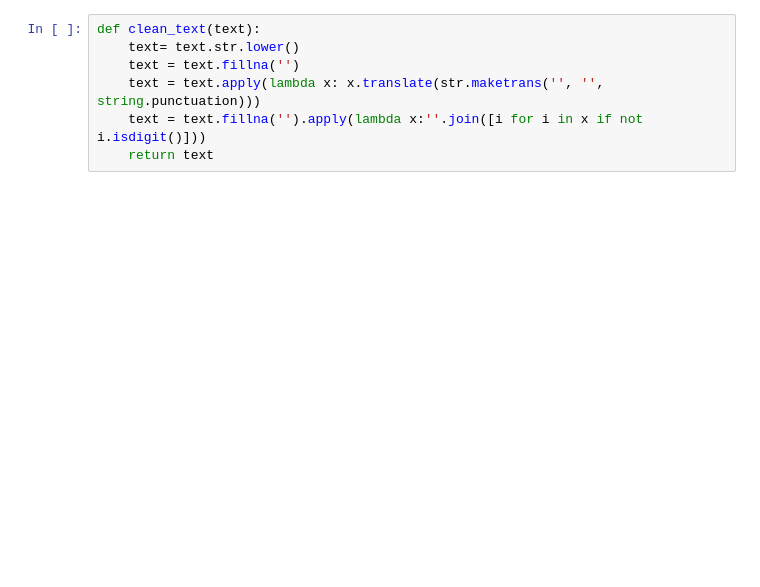
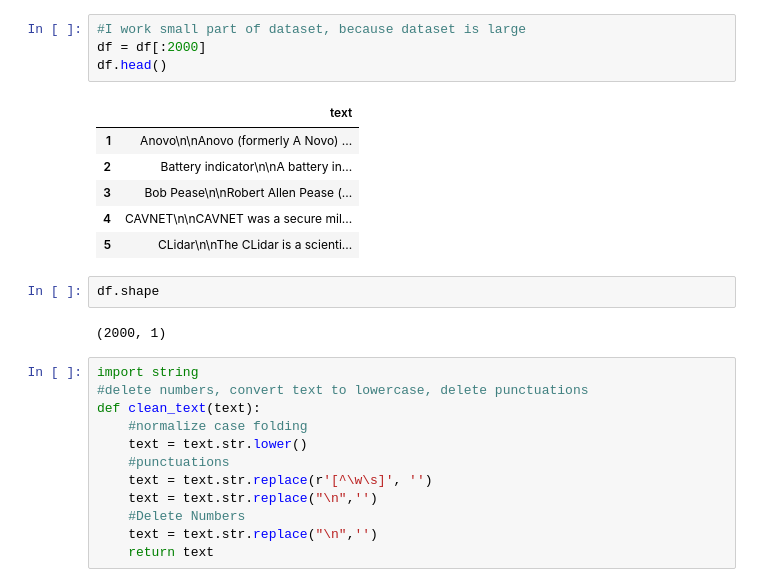
Before and after one commit to ezgisubasii/WikipediaDatasetProject, a Jupyter notebook: WikipediaProject.ipynb, the cells around one changed output. Cells and saved outputs as stored; diff of their text form; blank space fills up the shorter version.

```diff
--- a/WikipediaProject.ipynb
+++ b/WikipediaProject.ipynb
@@ -13,9 +23,29 @@ df.head()
+# %%
+#I work small part of dataset, because dataset is large
+df = df[:2000]
+df.head()
+# %% [output]
+|  | text |
+| 1 | Anovo\n\nAnovo (formerly A Novo) ... |
+| 2 | Battery indicator\n\nA battery in... |
+| 3 | Bob Pease\n\nRobert Allen Pease (... |
+| 4 | CAVNET\n\nCAVNET was a secure mil... |
+| 5 | CLidar\n\nThe CLidar is a scienti... |
+# %%
+df.shape
+# %% [output]
+(2000, 1)
 # %%
+import string
+#delete numbers, convert text to lowercase, delete punctuations
 def clean_text(text):
-    text= text.str.lower()
-    text = text.fillna('')
-    text = text.apply(lambda x: x.translate(str.maketrans('', '', string.punctuation)))
-    text = text.fillna('').apply(lambda x:''.join([i for i in x if not i.isdigit()]))
+    #normalize case folding
+    text = text.str.lower()
+    #punctuations
+    text = text.str.replace(r'[^\w\s]', '')
+    text = text.str.replace("\n",'')
+    #Delete Numbers
+    text = text.str.replace("\n",'')
     return text
 # %%
 df["text"] = clean_text(df["text"])
```
Also changed, not shown: parts of 22 cells of this notebook.
